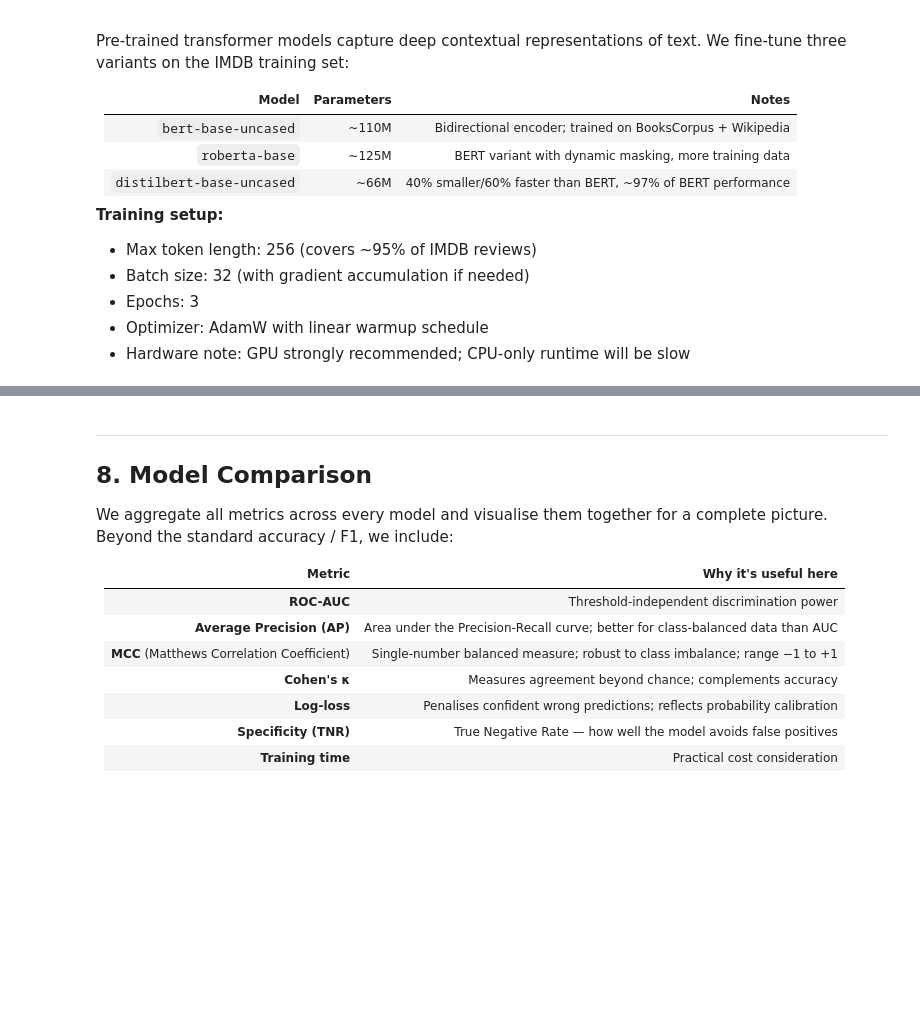
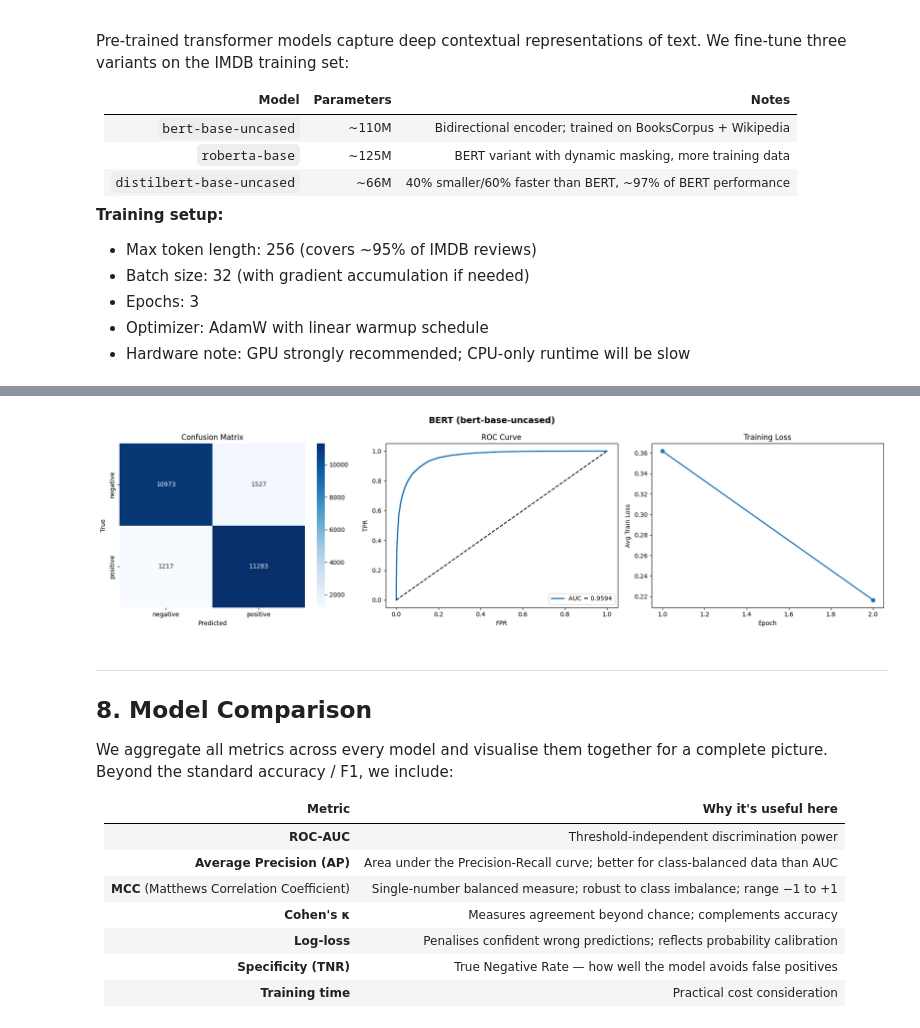
Before and after one commit to Kinga2004/Sentiment-analysis, a Jupyter notebook: notebooks/04_modeling.ipynb, the cells around one changed output, grey strips where cells are left out. Cells and saved outputs as stored; diff of their text form; code cells hidden in the pictures; blank space fills up the shorter version.

Commit message:
Modeling file after compilation

```diff
--- a/notebooks/04_modeling.ipynb
+++ b/notebooks/04_modeling.ipynb
@@ -457,15 +473,15 @@ print(f"Device: {device}")
 print(f"CUDA available: {torch.cuda.is_available()}")
 
 # ── Hyperparameters ───────────────────────────────────────────────────────
-MAX_LEN    = 256
-BATCH_SIZE = 32
-EPOCHS     = 3
+MAX_LEN    = 128
+BATCH_SIZE = 16
+EPOCHS     = 2
 LR         = 2e-5
 
 TRANSFORMER_MODELS = {
     'BERT':       'bert-base-uncased',
-    'RoBERTa':    'roberta-base',
-    'DistilBERT': 'distilbert-base-uncased',
+    #'RoBERTa':    'roberta-base',
+    #'DistilBERT': 'distilbert-base-uncased',
 }
 
 # ── Dataset class ─────────────────────────────────────────────────────────
@@ -498,5 +514,7 @@ CUDA available: False
 # %%
-device = torch.device("mps" if torch.backends.mps.is_available() else "cpu")
+device = torch.device(
+    "cuda" if torch.cuda.is_available() else "cpu"
+)
 print(f"Using device: {device}")
 
 
@@ -511,6 +529,36 @@ def train_transformer(model_key, model_name):
         model_name,
         num_labels=2
     ).to(device)
+
+    # sanity check danych
+    print("Train NaN text:", df_train["text_raw"].isna().sum())
+    print("Train NaN labels:", df_train["sentiment_label"].isna().sum())
+
+    print("Unique labels:", df_train["sentiment_label"].unique())
+    print("Label dtype:", df_train["sentiment_label"].dtype)
+
+    # wymuś poprawny format
+    df_train["text_raw"] = (
+        df_train["text_raw"]
+        .fillna("")
+        .astype(str)
+    )
+
+    df_test["text_raw"] = (
+        df_test["text_raw"]
+        .fillna("")
+        .astype(str)
+    )
+
+    df_train["sentiment_label"] = (
+        df_train["sentiment_label"]
+        .astype(int)
+    )
+
+    df_test["sentiment_label"] = (
+        df_test["sentiment_label"]
+        .astype(int)
+    )
 
     train_ds = IMDbDataset(
         df_train["text_raw"],
@@ -530,7 +578,7 @@ def train_transformer(model_key, model_name):
         train_ds,
         batch_size=BATCH_SIZE,
         shuffle=True,
-        num_workers=2,
+        num_workers=8,
         pin_memory=False
     )
 
@@ -538,11 +586,29 @@ def train_transformer(model_key, model_name):
         test_ds,
         batch_size=BATCH_SIZE,
         shuffle=False,
-        num_workers=2,
+        num_workers=8,
         pin_memory=False
     )
 
-    optimizer = AdamW(model.parameters(), lr=LR, weight_decay=0.01)
+    batch = next(iter(train_loader))
+
+    print(torch.unique(batch["labels"]))
+    print(batch["labels"].dtype)
+
+    outputs = model(
+        input_ids=batch["input_ids"].to(device),
+        attention_mask=batch["attention_mask"].to(device),
+        labels=batch["labels"].to(device)
+    )
+
+    print("LOSS:", outputs.loss)
+
+    optimizer = AdamW(
+    model.parameters(),
+    lr=1e-5,
+    weight_decay=0.001,
+    eps=1e-8
+)
 
     total_steps = len(train_loader) * EPOCHS
 
@@ -712,5 +778,22 @@ def train_transformer(model_key, model_name):
 # ── Run all transformers ───────────────────────────────────────────────────
 for key, name in TRANSFORMER_MODELS.items():
     with mlflow.start_run(run_name=key):
-        train_transformer(key, name)
+
+        # Backup original DataLoader
+        _orig_dataloader = DataLoader
+
+        try:
+            def _safe_dataloader(*args, **kwargs):
+                kwargs["num_workers"] = 0
+                kwargs["pin_memory"] = False
+                return _orig_dataloader(*args, **kwargs)
+
+            # temporary override
+            DataLoader = _safe_dataloader
+
+            train_transformer(key, name)
+
+        finally:
+            # restore original DataLoader
+            DataLoader = _orig_dataloader
 # %% [output]
@@ -739,3 +839,4 @@ Notes:
+[figure, added]
 # %% [markdown]
 ---
 ## 8. Model Comparison
```
Also changed, not shown: parts of 16 cells of this notebook, 1 other file.
